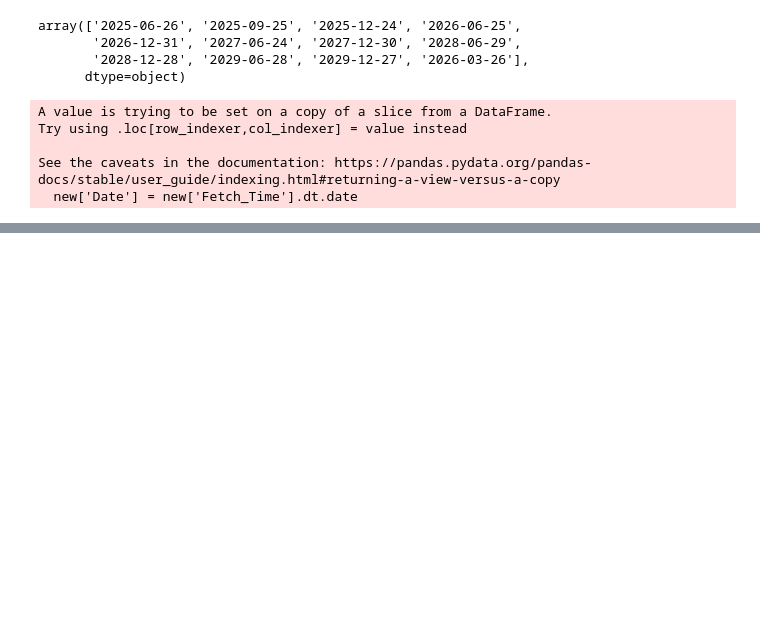
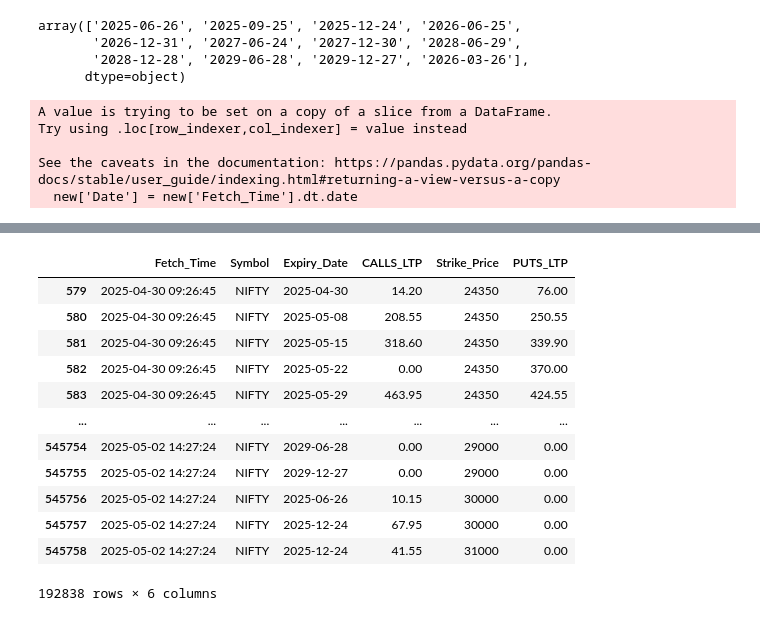
Before and after one commit to AshoksInsights/Stock_analysis, a Jupyter notebook: option_analysis.ipynb, the cells around one changed output, grey strips where cells are left out. Cells and saved outputs as stored; diff of their text form; code cells hidden in the pictures; blank space fills up the shorter version.

```diff
--- a/option_analysis.ipynb
+++ b/option_analysis.ipynb
@@ -7,2 +10,4 @@ import pandas_ta as ta
 # %%
 df = pd.read_csv('final_df.csv')
+# %%
+current_price = yf.download('^NSEI',period='1d',multi_level_index=False,ignore_tz=True).reset_index()['Close'].values[0]
@@ -94,0 +133,16 @@ pd.concat(dff)
+# %%
+df[df['Strike_Price'] >= current_price]
+# %% [output]
+|  | Fetch_Time | Symbol | Expiry_Date | CALLS_LTP | Strike_Price | PUTS_LTP |
+| 579 | 2025-04-30 09:26:45 | NIFTY | 2025-04-30 | 14.20 | 24350 | 76.00 |
+| 580 | 2025-04-30 09:26:45 | NIFTY | 2025-05-08 | 208.55 | 24350 | 250.55 |
+| 581 | 2025-04-30 09:26:45 | NIFTY | 2025-05-15 | 318.60 | 24350 | 339.90 |
+| 582 | 2025-04-30 09:26:45 | NIFTY | 2025-05-22 | 0.00 | 24350 | 370.00 |
+| 583 | 2025-04-30 09:26:45 | NIFTY | 2025-05-29 | 463.95 | 24350 | 424.55 |
+| ... | ... | ... | ... | ... | ... | ... |
+| 545754 | 2025-05-02 14:27:24 | NIFTY | 2029-06-28 | 0.00 | 29000 | 0.00 |
+| 545755 | 2025-05-02 14:27:24 | NIFTY | 2029-12-27 | 0.00 | 29000 | 0.00 |
+| 545756 | 2025-05-02 14:27:24 | NIFTY | 2025-06-26 | 10.15 | 30000 | 0.00 |
+| 545757 | 2025-05-02 14:27:24 | NIFTY | 2025-12-24 | 67.95 | 30000 | 0.00 |
+| 545758 | 2025-05-02 14:27:24 | NIFTY | 2025-12-24 | 41.55 | 31000 | 0.00 |
+192838 rows × 6 columns
```
Also changed, not shown: parts of 8 cells of this notebook.
